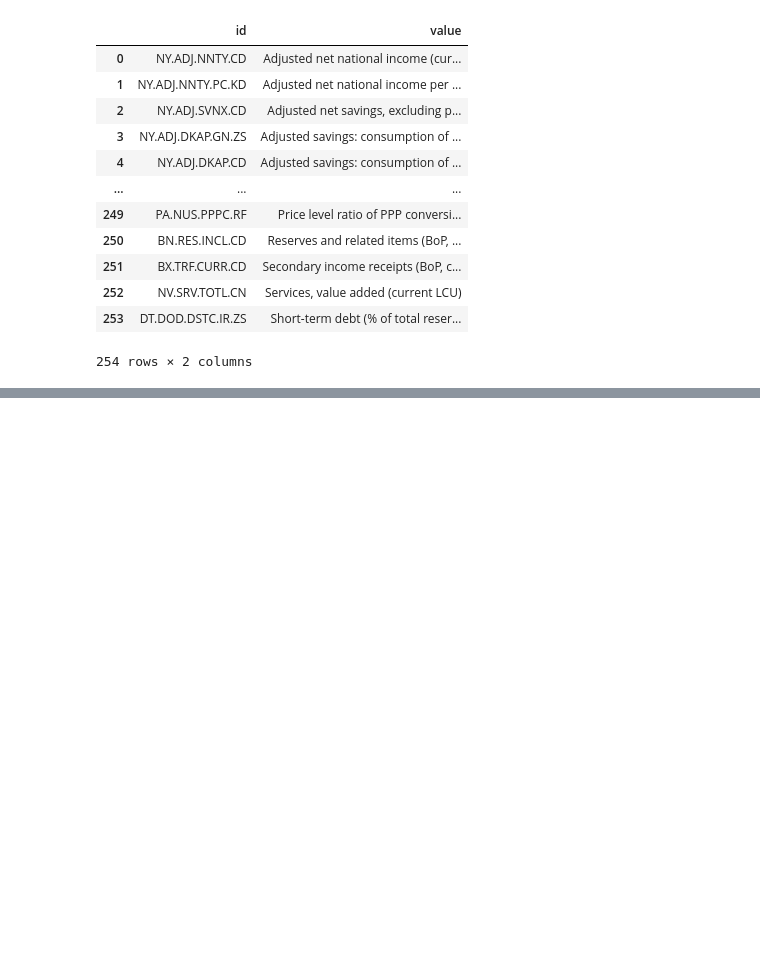
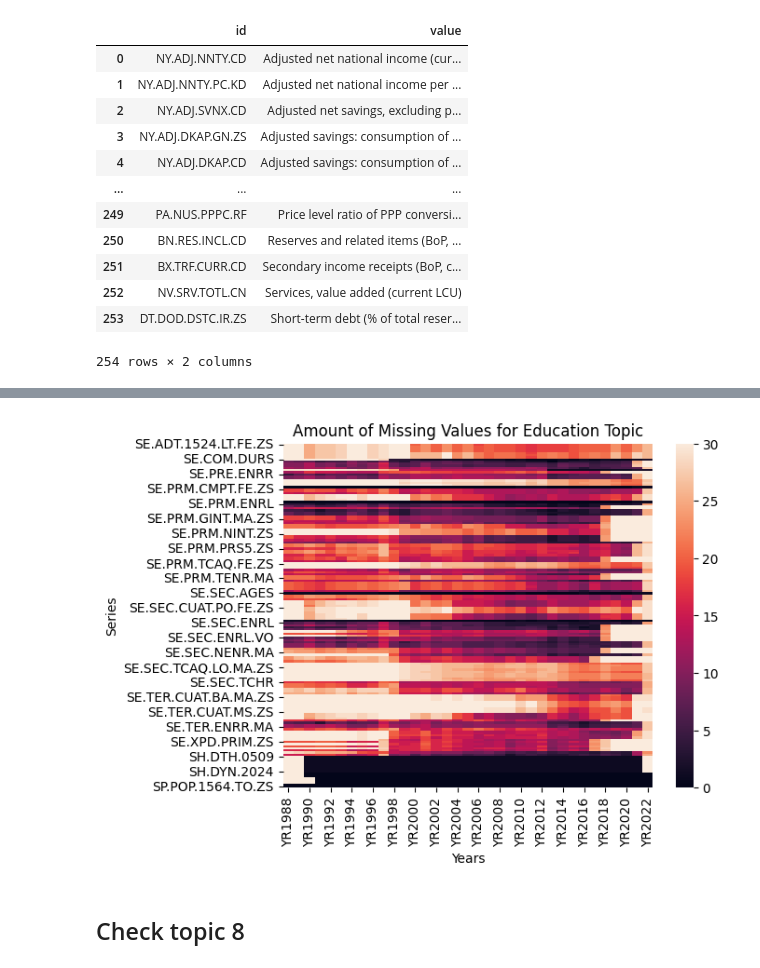
Before and after one commit to juanesfco/PF_DS_PT03_G2_EsperanzaVida, a Jupyter notebook: RawData/readData.ipynb, the cells around one changed output, grey strips where cells are left out. Saved outputs shown, nothing was run; the diff lists cells and outputs as text; code cells hidden in the pictures; blank space fills up the shorter version.

```diff
--- a/RawData/readData.ipynb
+++ b/RawData/readData.ipynb
@@ -105,0 +142,3 @@ ReadTimeout: HTTPSConnectionPool(host='api.worldbank.org', port=443): Read timed
+# %%
+df_s4 = pd.DataFrame(wb.series.info(topic=4).items)
+df_s4
@@ -105,0 +159,5 @@ ReadTimeout: HTTPSConnectionPool(host='api.worldbank.org', port=443): Read timed
+# %%
+id_s4 = df_s4['id'].values
+
+df_series_s4 = wb.data.DataFrame(id_s4,countriesSelected30, mrv=35) # most recent 35 years
+df_series_s4
@@ -105,0 +181,21 @@ ReadTimeout: HTTPSConnectionPool(host='api.worldbank.org', port=443): Read timed
+# %%
+import numpy as np
+import seaborn as sns
+import matplotlib.pyplot as plt
+
+df_series_s4_sum = df_series_s4.loc['ARG'].isna().astype(int)
+for c in df_countries_30['id'].values[1:]:
+    df_series_s4_sum += df_series_s4.loc[c].isna().astype(int)
+df_series_s4_sum
+
+ax = plt.axes()
+sns.heatmap(df_series_s4_sum, ax=ax)
+plt.ylabel("Series", fontsize=10)
+plt.xlabel("Years", fontsize = 10)
+plt.title("Amount of Missing Values for Education Topic", fontsize = 12)
+
+plt.show()
+# %% [output]
+[figure, added]
+# %% [markdown]
+## Check topic 8
```
Also changed, not shown: parts of 17 cells of this notebook, 22 other files.
